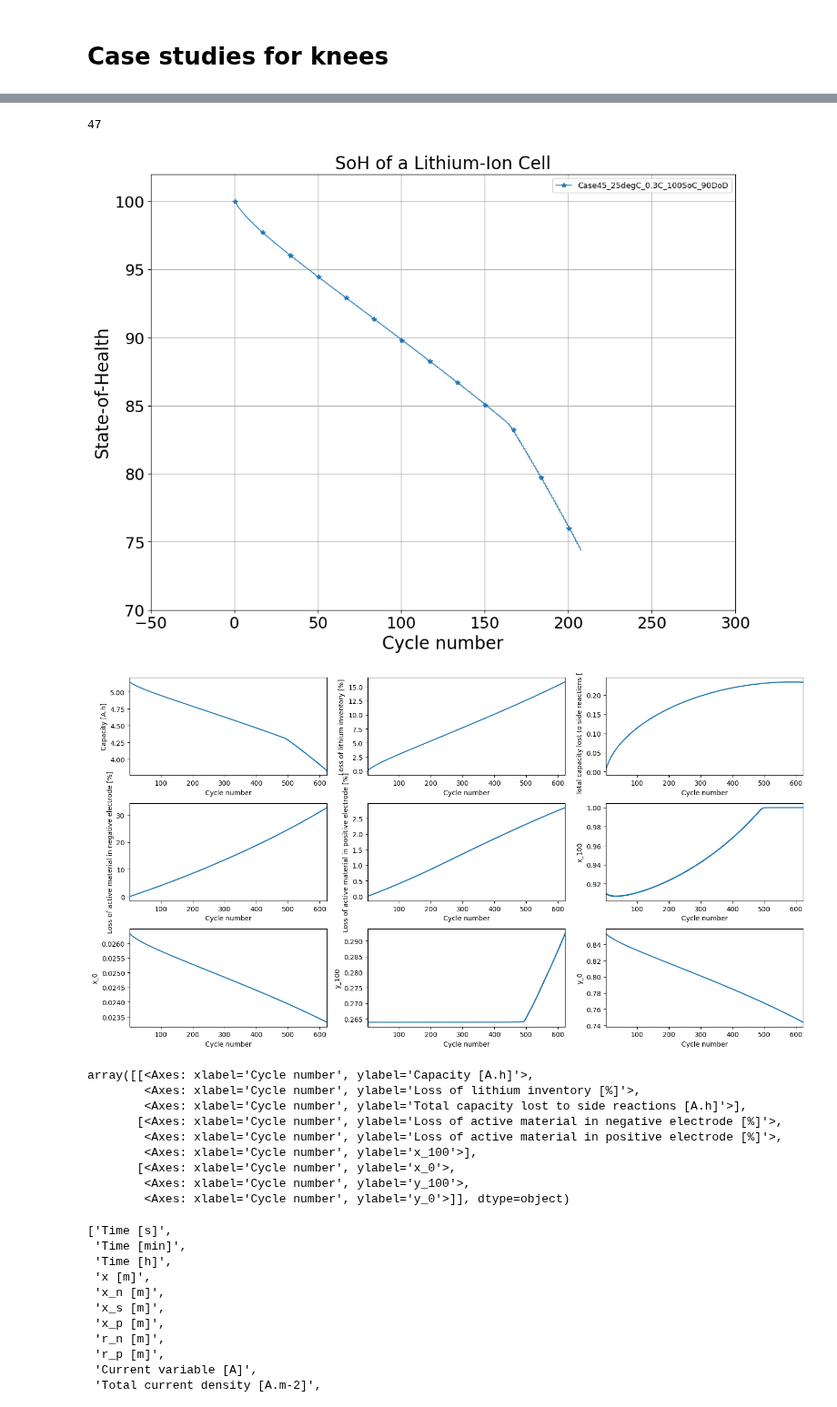
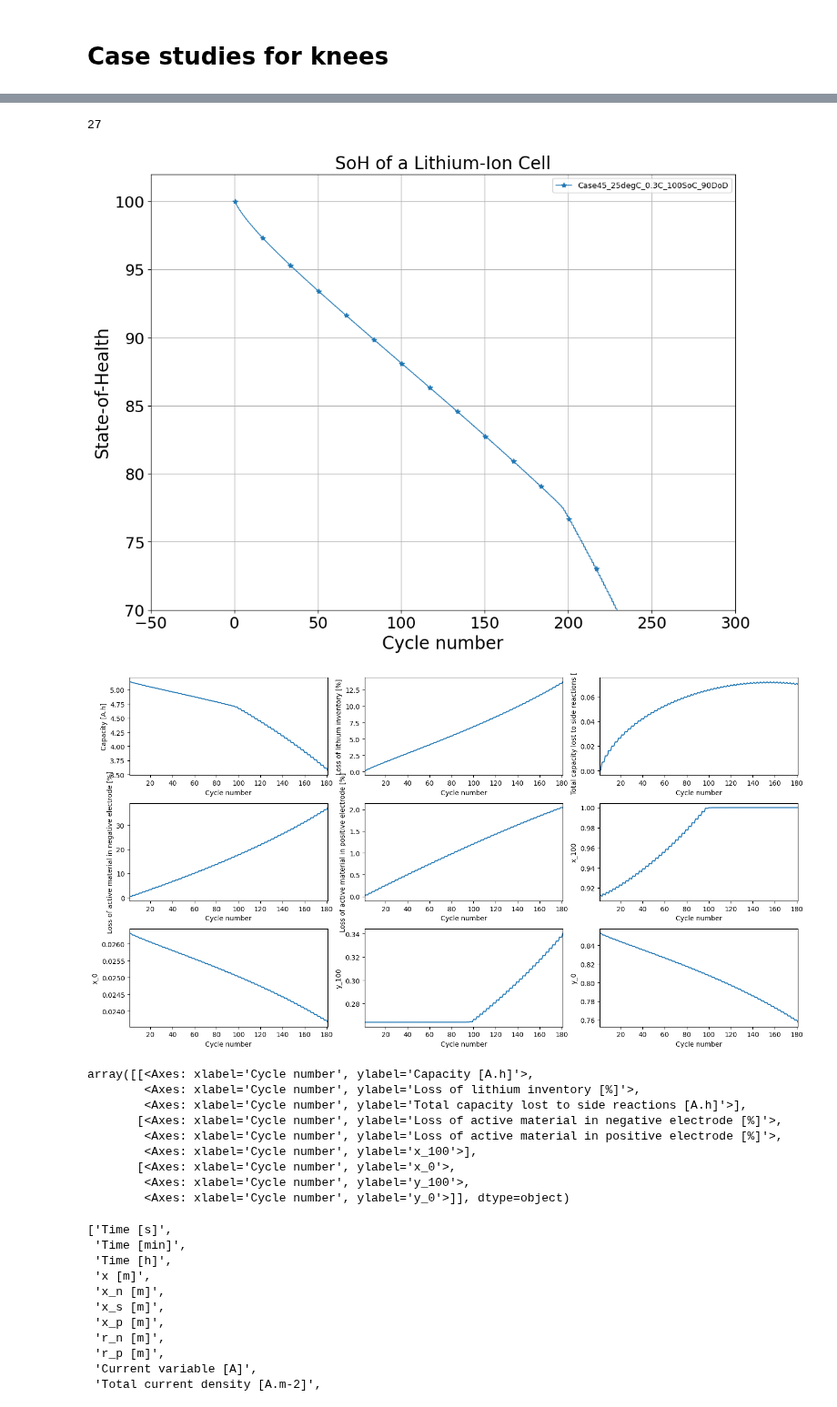
Before and after one commit to ganmadche/PyBaMMlocal, a Jupyter notebook: wip/ageingstudiesFI2025dfn.ipynb, the cells around one changed output, grey strips where cells are left out. Shown at 91% size. Drawn from its saved outputs; the diff is of its cells as text; code cells hidden in the pictures.

Commit message:
just working to make it work for calendar ageing

```diff
--- a/wip/ageingstudiesFI2025dfn.ipynb
+++ b/wip/ageingstudiesFI2025dfn.ipynb
@@ -9,7 +9,7 @@ from pybamm import Scalar
 
 current_directory = os.getcwd()
 
-parameter_values = pybamm.ParameterValues("Chen2020") #
+parameter_values = pybamm.ParameterValues("OKane2022") #
 options = {"thermal": "lumped","lithium plating": "irreversible","SEI":"ec reaction limited", "SEI film resistance":"average", "SEI porosity change": "true","loss of active material": "stress-driven","particle mechanics":"swelling only"}
 parameter_values = pybamm.ParameterValues("Chen2020")
 model = pybamm.lithium_ion.DFN(options=options)
@@ -194,11 +234,13 @@ current_directory
 # %% [output]
 '/home/ganmad/batterycode/pybammlocal/PyBaMMlocal/wip'
 # %%
+#Cases for cyclic ageing
+
 from itertools import product
 
 
 temp_list = [10, 25, 45] #25,
-crate_list = [0.1, 0.3, 1] #,[0.1,0.3, 1]
+crate_list = [0.1, 0.3, 1, 3] #,[0.1,0.3, 1]
 soc_list = [10, 60, 100] #,[10, 60, 100]
 dod_list = [50, 70, 90] #60, 70,[50, 70, 90]
 
@@ -206,4 +248,4 @@ all_cases = list(product(temp_list, crate_list, soc_list, dod_list))
 
 df = pd.DataFrame(all_cases,columns = ["Temperature", "C_rate", "SoC", "DoD"])
 df.insert(0, "Case", range(1, len(df)+1))
-df.to_csv(f"{current_directory}/FIstudies/Cases_for_ageing.csv", index=False)
+df.to_csv(f"{current_directory}/FIstudies/Cases_for_ageing2.csv", index=False)
@@ -225,0 +252,13 @@ df
+# %%
+#Cases for calendar ageing
+
+from itertools import product
+
+temp_list2 = [10, 25, 45]
+soc_list2 = [30, 60, 100]
+
+calendar_cases = list(product(temp_list2, soc_list2))
+
+df2 = pd.DataFrame(calendar_cases, columns= ["Temperature", "SoC"])
+df2.insert(0, "Case", range(1, len(df2)+1))
+df2.to_csv(f"{current_directory}/paperStudies/Cases_for_Calendar_ageing.csv", index=False)
@@ -231,7 +283,7 @@ rtol = 1e-6
 dt_max = 1000
 cycles_per_day = 1
 days_per_year = 365 #365
-years_for_sim = 8
+years_for_sim = 1
 termination_capacity = 70
 time_per_cycle = 24/cycles_per_day #in hours
 soc_upper_cutoff = 1
@@ -248,7 +300,7 @@ simcase_list = []
 experiment_list = []
 no_steps_list = []
 
-for n in [44]:#range(len(df)):
+for n in [35]:#range(len(df)):
     tempC_case = df["Temperature"][n]
     simcase = df["Case"][n]
     dod_case = df["DoD"][n]*0.01
@@ -331,7 +382,7 @@ Took 2 minutes, 8 seconds
 # %%
- df["Case"][46]
+ df["Case"][26]
 # %% [output]
-47
+27
 # %%
 df3 = pd.read_csv(f"{current_directory}/FIstudies/Cases_for_ageing.csv")
 cycles_per_day =1
@@ -381,11 +432,11 @@ plt.yticks(fontsize=18)
 plt.grid(True)
 plt.show()
 # %% [output]
-[figure, old version]
+[figure, new version]
 # %%
-pybamm.plot_summary_variables(sim1.solution)
+pybamm.plot_summary_variables(sim1.solution,output_variables='Capacity [A.h]')
 # %% [output]
-[figure, old version]
+[figure, new version]
 array([[<Axes: xlabel='Cycle number', ylabel='Capacity [A.h]'>,
         <Axes: xlabel='Cycle number', ylabel='Loss of lithium inventory [%]'>,
         <Axes: xlabel='Cycle number', ylabel='Total capacity lost to side reactions [A.h]'>],
```
Also changed, not shown: parts of 21 cells of this notebook.
